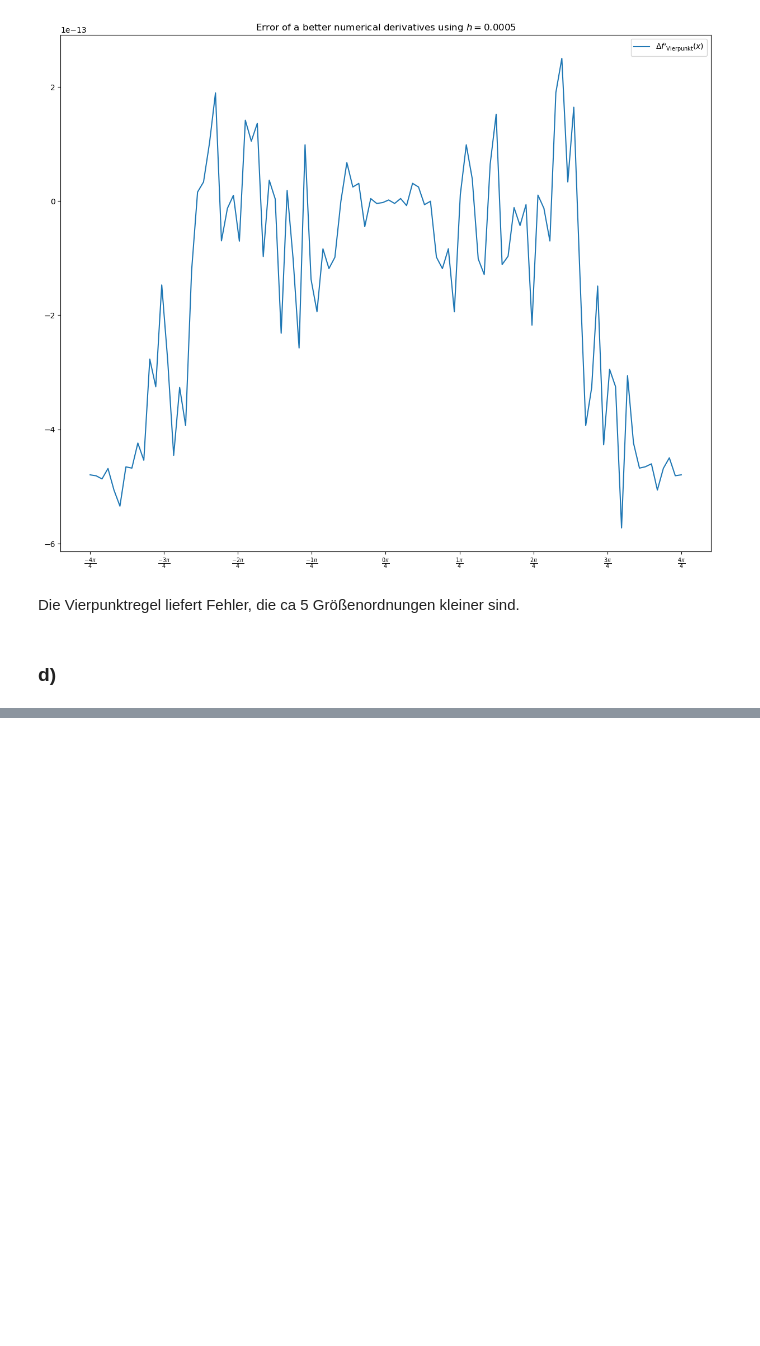
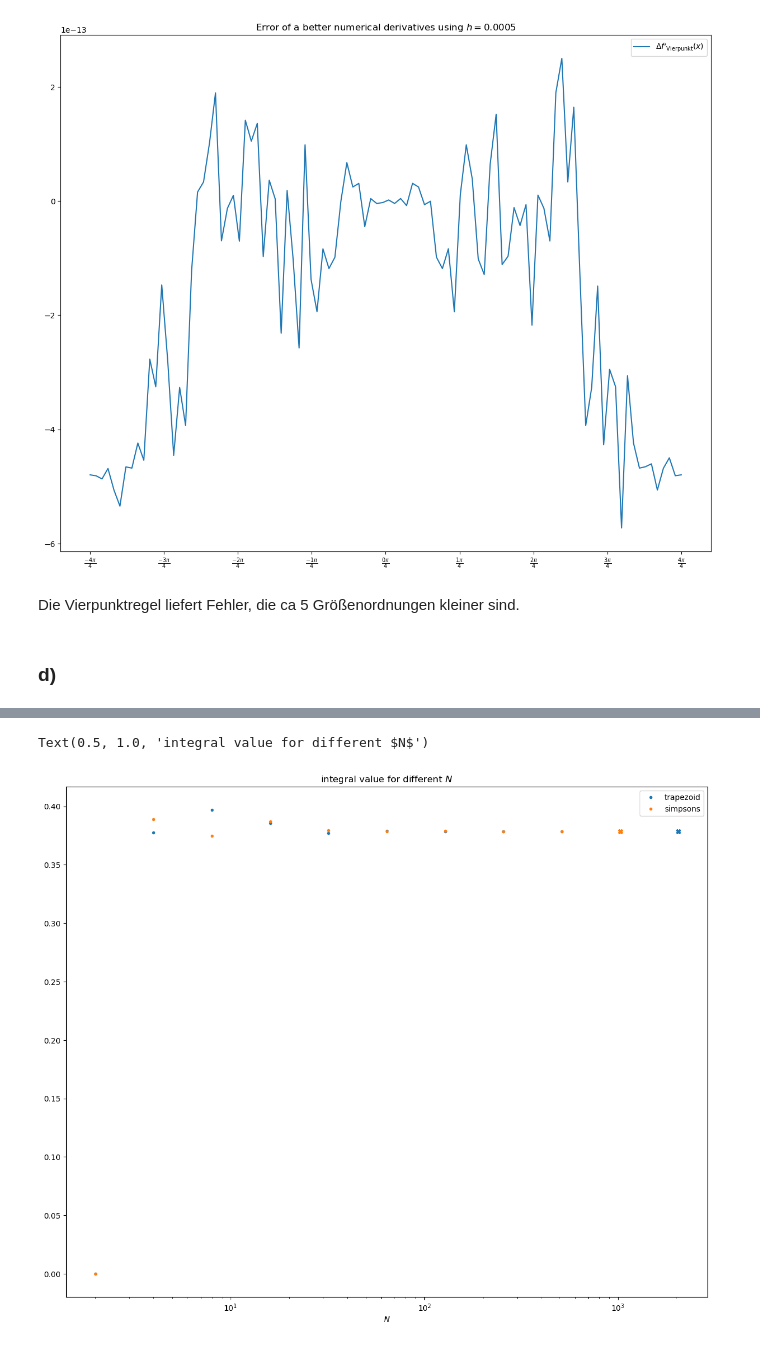
Before and after one commit to asliddinkhudoyberdiev/compPhys, a Jupyter notebook: Blatt02.ipynb, the cells around one changed output, grey strips where cells are left out. Saved outputs shown, nothing was run; the diff lists cells and outputs as text; code cells hidden in the pictures; blank space fills up the shorter version.

```diff
--- a/Blatt02.ipynb
+++ b/Blatt02.ipynb
@@ -131,0 +231,32 @@ Die Vierpunktregel liefert Fehler, die ca 5 Größenordnungen kleiner sind.
+# %%
+plt.plot(
+    N_trap_2[:-1],
+    I_trap_2[:-1],
+    linestyle="",
+    marker=".",
+    color="tab:blue",
+    label="trapezoid",
+)
+plt.plot(N_trap_2[-1], I_trap_2[-1], linestyle="", marker="X", color="tab:blue")
+plt.plot(
+    N_simp_2[:-1],
+    I_simp_2[:-1],
+    linestyle="",
+    marker=".",
+    color="tab:orange",
+    label="simpsons",
+)
+plt.plot(
+    N_simp_2[-1],
+    I_simp_2[-1],
+    linestyle="",
+    marker="X",
+    color="tab:orange",
+)
+plt.legend()
+plt.xscale("log")
+plt.xlabel("$N$")
+plt.title("integral value for different $N$")
+# %% [output]
+Text(0.5, 1.0, 'integral value for different $N$')
+[figure, added]
```
Also changed, not shown: parts of 15 cells of this notebook.
